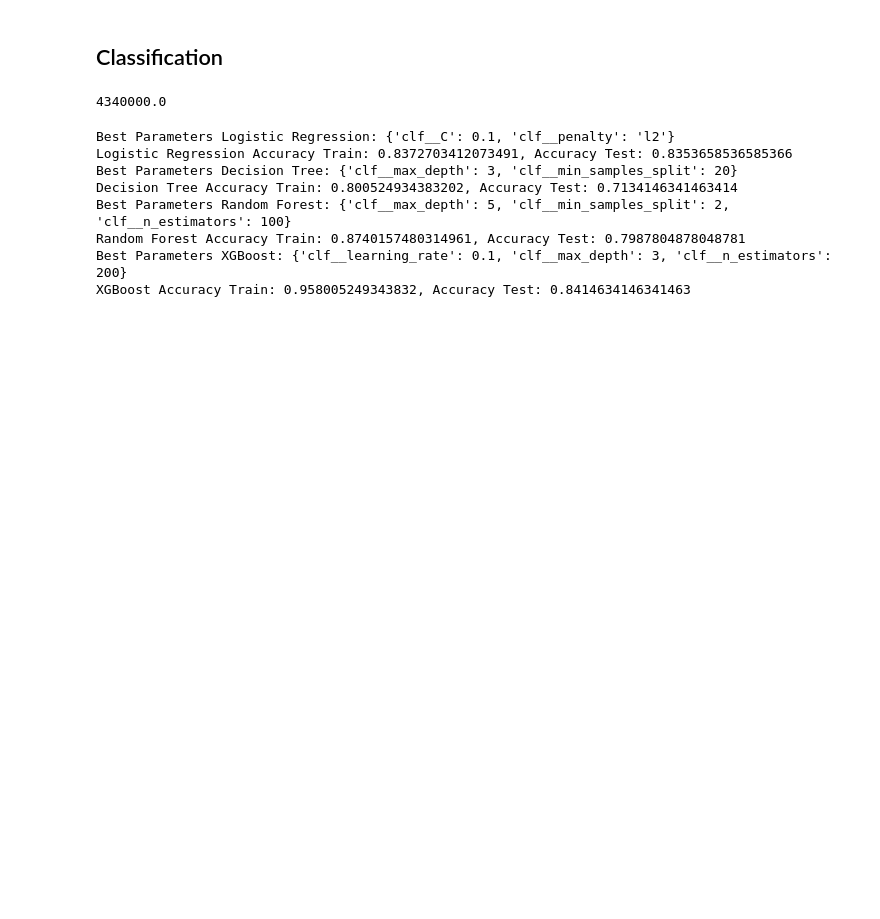
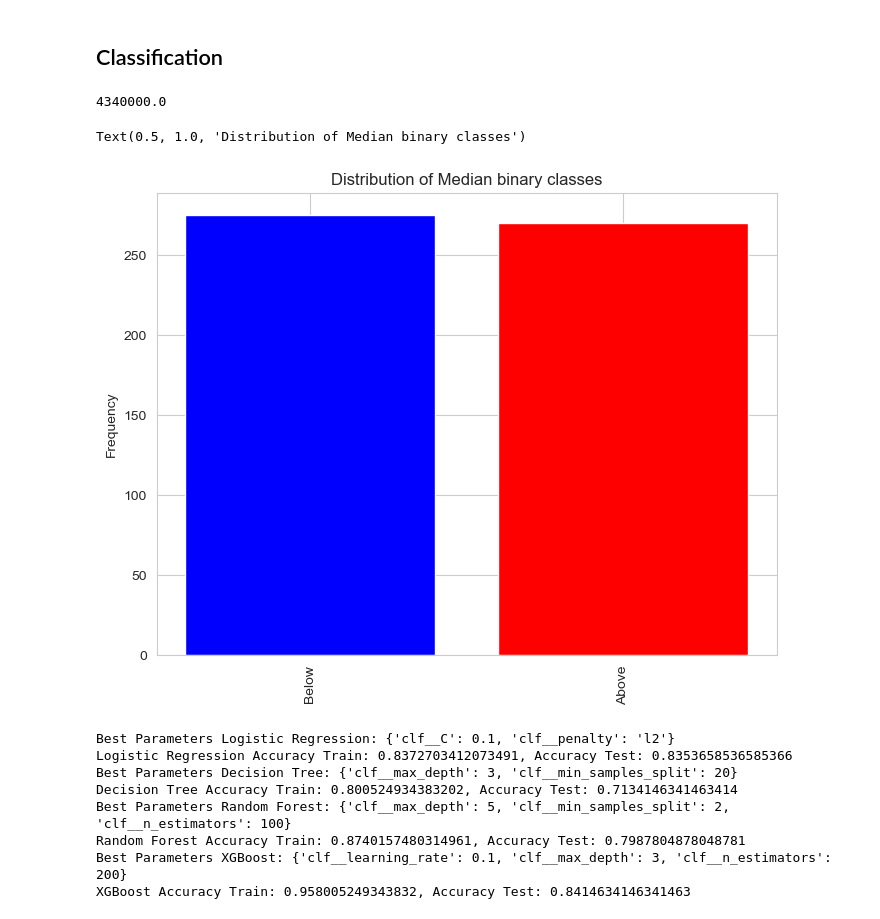
Before and after one commit to HITOfficial/data-mining, a Jupyter notebook: house-prices-prediction/housing-prices-prediction.ipynb, the cells around one changed output. Drawn from its saved outputs; the diff is of its cells as text; code cells hidden in the pictures; blank space fills up the shorter version.

```diff
--- a/house-prices-prediction/housing-prices-prediction.ipynb
+++ b/house-prices-prediction/housing-prices-prediction.ipynb
@@ -375,6 +342,18 @@ np.median(y)
 # %%
 threshold = np.median(y)
 y_binary = (y > threshold).astype(int)
+# %%
+value_counts = np.bincount(y_binary)
+
+# Plotting
+plt.figure(figsize=(8, 6))
+plt.bar(value_counts.nonzero()[0], value_counts[value_counts.nonzero()[0]], color=['blue', 'red'])
+plt.xticks([0, 1], ['Below', 'Above'], rotation='vertical')
+plt.ylabel('Frequency')
+plt.title('Distribution of Median binary classes')
+# %% [output]
+Text(0.5, 1.0, 'Distribution of Median binary classes')
+[figure, added]
 # %%
 X_train, X_test, y_train, y_test = train_test_split(X, y_binary, test_size=0.3, random_state=42)
 # %%
```
Also changed, not shown: parts of 15 cells of this notebook.
